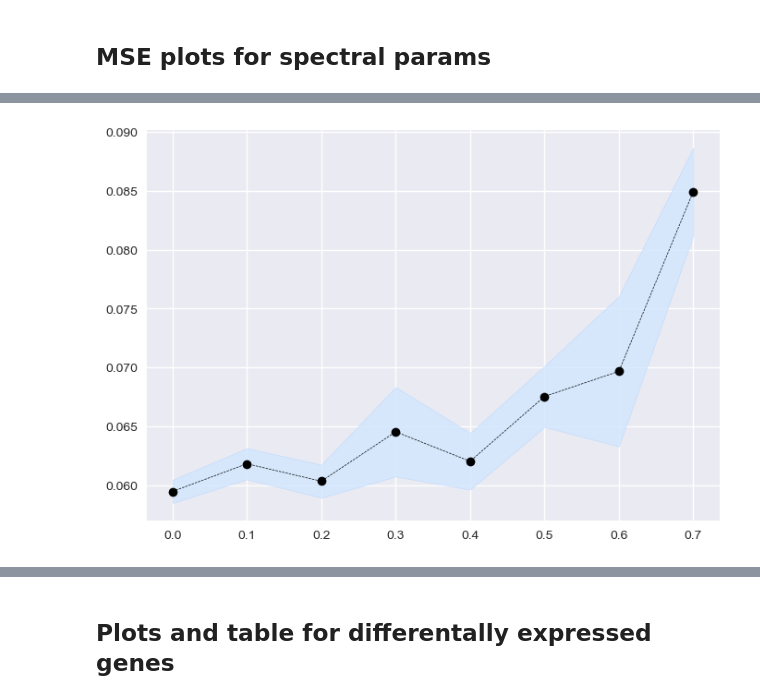
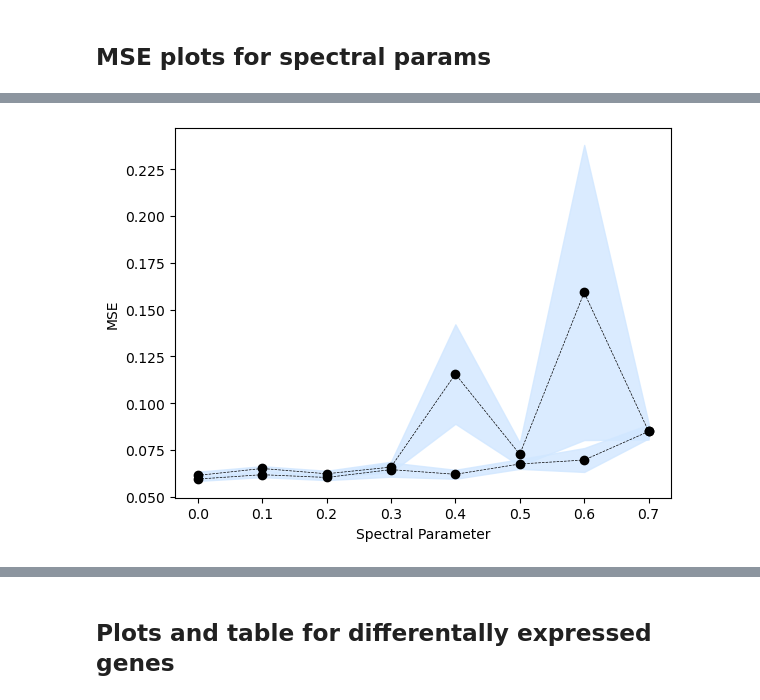
Before and after one commit to aaronwtr/PertEval, a Jupyter notebook: notebooks/results_analysis.ipynb, the cells around one changed output, grey strips where cells are left out. Saved outputs shown, nothing was run; the diff lists cells and outputs as text; code cells hidden in the pictures.

Commit message:
improved plots

```diff
--- a/notebooks/results_analysis.ipynb
+++ b/notebooks/results_analysis.ipynb
@@ -60,3 +38,7 @@ df_gf.head()
+# %%
+df = pd.read_csv('wandb_baseline.csv')
+df_scgpt = pd.read_csv('wandb_scgpt.csv')
+df_gf = pd.read_csv('wandb_gf.csv')
 # %%
 df = pd.read_csv('wandb_baseline.csv')
 df.head()
@@ -86,7 +68,8 @@ def find_spectral_auc(metric_df):
     y = metric_df.mean()
     return auc(x, y)
 
-def plot_spectral_curve(metric_df, err='standard_error', zero_ylb=False, shading=True, errbar=True):
+def plot_spectral_curve(metric_df, err='standard_error', zero_ylb=False, shading=True, errbar=True, c="#D1E7FF", alpha=0.8,
+                        plot_shading_c_same=True):
     x = np.array(spectral_params, dtype='float')
     y = metric_df.mean()
     if err == 'standard_error':
@@ -95,10 +78,16 @@ def plot_spectral_curve(metric_df, err='standard_error', zero_ylb=False, shading
     if errbar: #safe to remove if we go with fill_between for errors
         plt.errorbar(x, y, yerr=yerr, color='k', capsize = 3,elinewidth=1.5, linewidth=1.0)
     else:
-        plt.plot(x, y, color='k', linestyle='dashed', marker='o', linewidth=0.5)
+        if plot_shading_c_same:
+            plot_c = c
+        else:
+            plot_c = 'k'
+        plt.plot(x, y, color=plot_c, linestyle='dashed', marker='o', linewidth=0.5)
         y_lower = y - yerr
         y_upper = y + yerr
-        plt.fill_between(x, y_lower, y_upper, color='#D1E7FF', alpha=0.8, edgecolor='#aad3ff')
+        plt.fill_between(x, y_lower, y_upper, color=c, alpha=alpha,
+        #edgecolor='#aad3ff'
+        )
     axes = plt.gca()
     y_min, _ = axes.get_ylim()
     #
@@ -108,12 +97,23 @@ def plot_spectral_curve(metric_df, err='standard_error', zero_ylb=False, shading
         plt.fill_between(x=x, y1=y, y2=y_min, color= "#D1E7FF", alpha=1.0)
     plt.xlabel('Spectral Parameter')
     plt.ylabel('MSE')
+
+
+def find_ausc_table(all_model_raw_dfs, model_names, probe_model_ds='mlp_norman', metric_name='test/mse'):
+    '''probe_model_ds named in Group col in df above
+    metric_name  name of col for metric of intrest
+    '''
+    table = {}
+    for m_name, dft in zip(model_names, all_model_raw_dfs):
+        auc = find_spectral_auc(find_mets_by_spectral_params(probe_model_ds, metric_name, dft))
+        table[m_name] = auc
+    return table
 # %%
-#
 probe_model_ds = 'mlp_norman' #as named in Group col in df above
 metric_name  = 'test/mse' #name of col for metric of intrest
 test_mse = find_mets_by_spectral_params(probe_model_ds, metric_name, df)
-test_mse_r2 = find_mets_by_spectral_params(probe_model_ds, metric_name, df2)
-#test_mse_gf = find_mets_by_spectral_params(model, metric_name, df_gf)
-find_spectral_auc(test_mse), find_spectral_auc(test_mse_r2)
+test_mse_scgpt = find_mets_by_spectral_params(probe_model_ds, metric_name, df_scgpt)
+test_mse_gf = find_mets_by_spectral_params(probe_model_ds, metric_name, df_gf)
+
+find_spectral_auc(test_mse), find_spectral_auc(test_mse_gf), find_spectral_auc(test_mse_scgpt)
 # %% [output]
@@ -155,7 +191,5 @@ plot_spectral_curve(test_mse + noise, shading=False, errbar=False)
-# %%
-plt.style.use("seaborn")
 # %%
-#with seaborn style
-plot_spectral_curve(test_mse, shading=False, errbar=False)
+plot_spectral_curve(test_mse_gf, shading=False, errbar=False, plot_shading_c_same=False)
+plot_spectral_curve(test_mse, shading=False, errbar=False, plot_shading_c_same=False)
 # %% [output]
-[figure, old version]
+[figure, new version]
```
Also changed, not shown: parts of 33 cells of this notebook.
